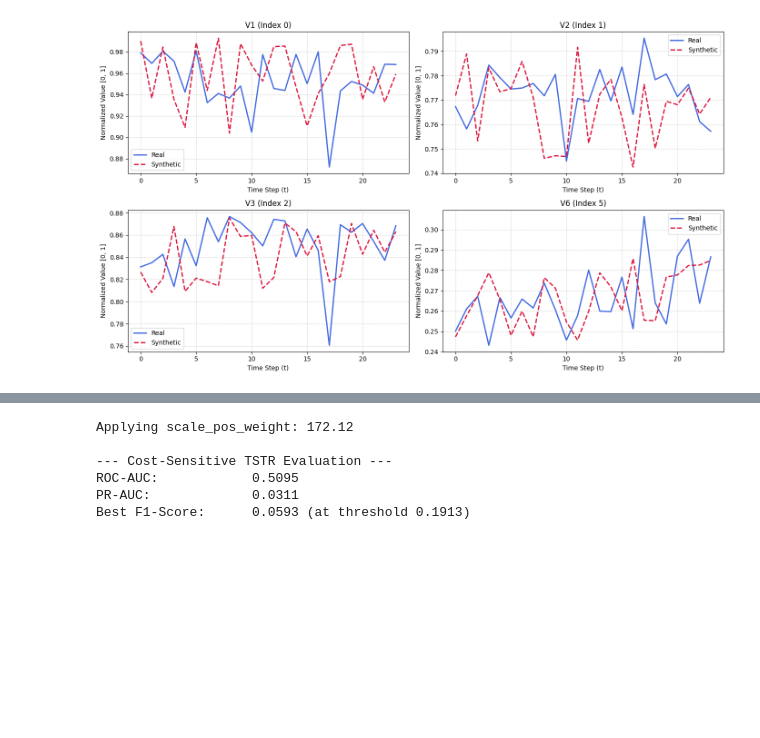
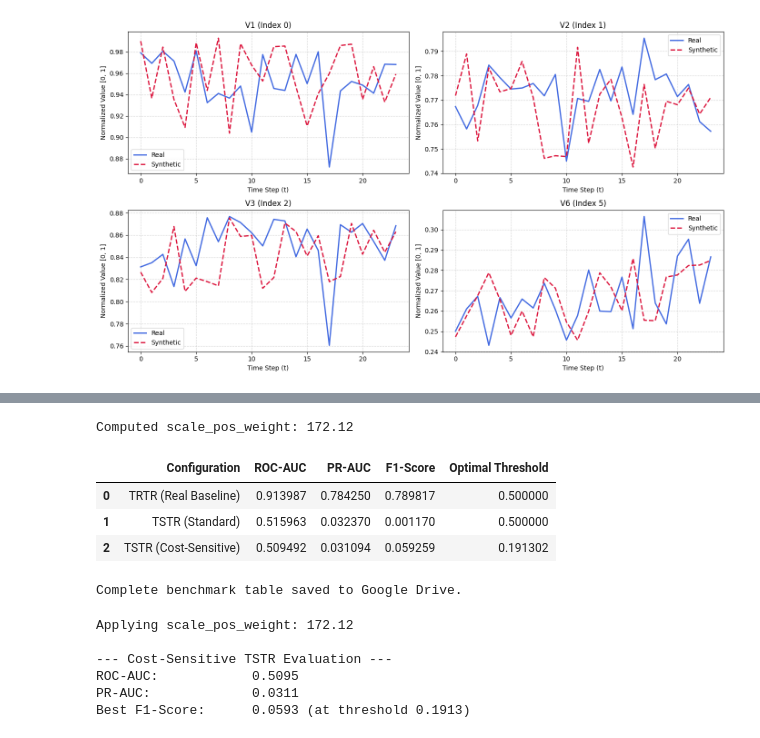
Before and after one commit to syaahiddd/TIMEGAN-SyntheticData-FinancialFraudDetection, a Jupyter notebook: notebooks/01_timegan_training_colab.ipynb, the cells around one changed output, grey strips where cells are left out. Drawn from its saved outputs; the diff is of its cells as text; code cells hidden in the pictures; blank space fills up the shorter version.

```diff
--- a/notebooks/01_timegan_training_colab.ipynb
+++ b/notebooks/01_timegan_training_colab.ipynb
@@ -540,3 +472,70 @@ Final benchmark table saved to: /content/drive/MyDrive/TimeGAN_FYP_Outputs/final
+# %%
+# =====================================================================
+# Cell 11: Cost-Sensitive Downstream Utility (Handling Extreme Imbalance)
+# =====================================================================
+import numpy as np
+import pandas as pd
+from xgboost import XGBClassifier
+from sklearn.metrics import roc_auc_score, average_precision_score, precision_recall_curve, f1_score
+
+def extract_summary_features(tensor):
+    return np.concatenate([
+        np.mean(tensor, axis=1),
+        np.std(tensor, axis=1),
+        np.max(tensor, axis=1),
+        np.min(tensor, axis=1)
+    ], axis=1)
+
+X_train_synth = extract_summary_features(synth_sequences)
+X_test_real = extract_summary_features(real_test_x)
+
+n_neg = np.sum(aligned_synth_y == 0)
+n_pos = np.sum(aligned_synth_y == 1)
+scale_pos_weight = n_neg / max(1, n_pos)
+
+print(f"Computed scale_pos_weight: {scale_pos_weight:.2f}")
+
+clf_weighted = XGBClassifier(
+    n_estimators=100,
+    max_depth=5,
+    learning_rate=0.05,
+    scale_pos_weight=scale_pos_weight,
+    random_state=42,
+    n_jobs=-1
+)
+clf_weighted.fit(X_train_synth, aligned_synth_y)
+
+y_prob_weighted = clf_weighted.predict_proba(X_test_real)[:, 1]
+
+roc_auc = roc_auc_score(real_test_y, y_prob_weighted)
+pr_auc = average_precision_score(real_test_y, y_prob_weighted)
+
+precisions, recalls, thresholds = precision_recall_curve(real_test_y, y_prob_weighted)
+f1_scores = 2 * (precisions * recalls) / (precisions + recalls + 1e-8)
+best_idx = np.argmax(f1_scores)
+best_thresh = thresholds[best_idx] if best_idx < len(thresholds) else 0.5
+best_f1 = f1_scores[best_idx]
+
+summary_data = {
+    "Configuration": ["TRTR (Real Baseline)", "TSTR (Standard)", "TSTR (Cost-Sensitive)"],
+    "ROC-AUC": [0.913987, 0.515963, roc_auc],
+    "PR-AUC": [0.784250, 0.032370, pr_auc],
+    "F1-Score": [0.789817, 0.001170, best_f1],
+    "Optimal Threshold": [0.5000, 0.5000, best_thresh]
+}
+
+final_summary_df = pd.DataFrame(summary_data)
+display(final_summary_df)
+
+final_summary_df.to_csv(f"{DRIVE_DIR}/final_comprehensive_benchmark.csv", index=False)
+print("Complete benchmark table saved to Google Drive.")
+# %% [output]
+Computed scale_pos_weight: 172.12
+|  | Configuration | ROC-AUC | PR-AUC | F1-Score | Optimal Threshold |
+| 0 | TRTR (Real Baseline) | 0.913987 | 0.784250 | 0.789817 | 0.500000 |
+| 1 | TSTR (Standard) | 0.515963 | 0.032370 | 0.001170 | 0.500000 |
+| 2 | TSTR (Cost-Sensitive) | 0.509492 | 0.031094 | 0.059259 | 0.191302 |
+Complete benchmark table saved to Google Drive.
 # %%
 #Class imbalance improvement.
 
```
Also changed, not shown: parts of 5 cells of this notebook.
